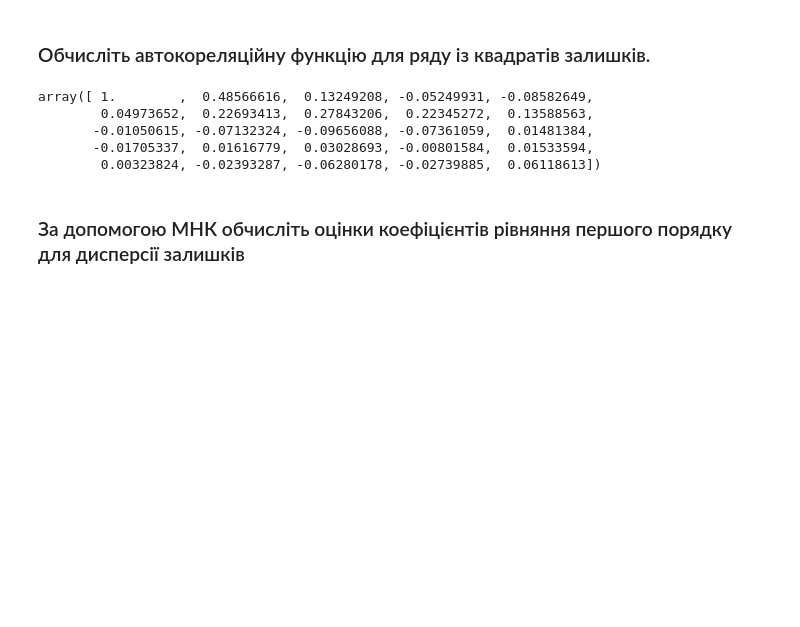
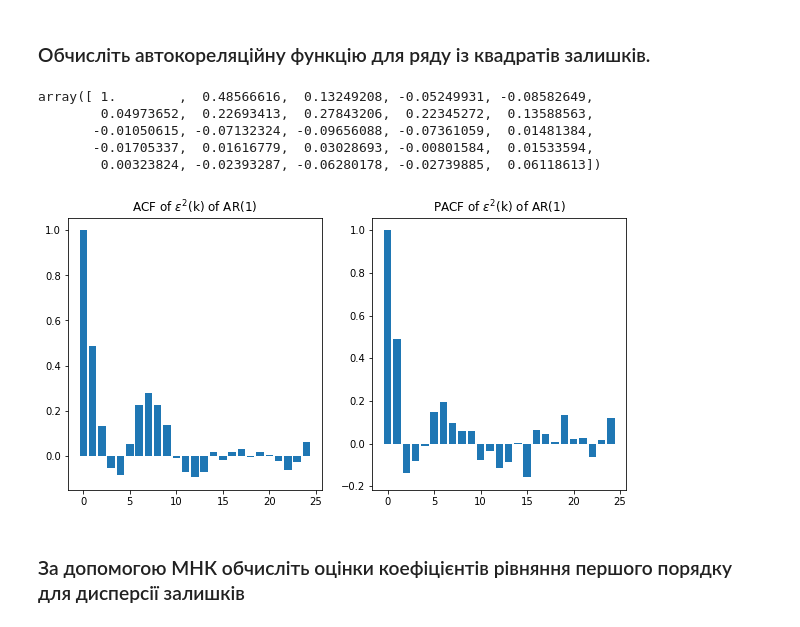
Before and after one commit to artemkavara/time_series_kpi, a Jupyter notebook: Lab_5/Lab_5.ipynb, the cells around one changed output. Saved outputs shown, nothing was run; the diff lists cells and outputs as text; code cells hidden in the pictures; blank space fills up the shorter version.

```diff
--- a/Lab_5/Lab_5.ipynb
+++ b/Lab_5/Lab_5.ipynb
@@ -180,6 +199,10 @@ array([ 1.        ,  0.48566616,  0.13249208, -0.05249931, -0.08582649,
        -0.01050615, -0.07132324, -0.09656088, -0.07361059,  0.01481384,
        -0.01705337,  0.01616779,  0.03028693, -0.00801584,  0.01533594,
         0.00323824, -0.02393287, -0.06280178, -0.02739885,  0.06118613])
+# %%
+plot_acf(resid_sqr, label = r"$\varepsilon^2$(k) of AR(1)")
+# %% [output]
+[figure, added]
 # %% [markdown]
 ### За допомогою МНК обчисліть оцінки коефіцієнтів рівняння першого порядку для дисперсії залишків
 # %%
```
Also changed, not shown: parts of 6 cells of this notebook.
